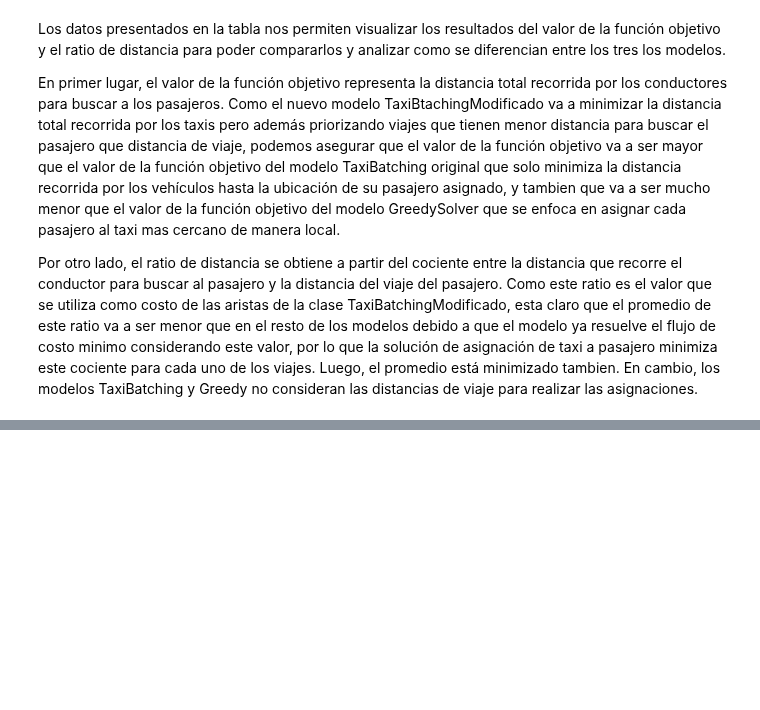
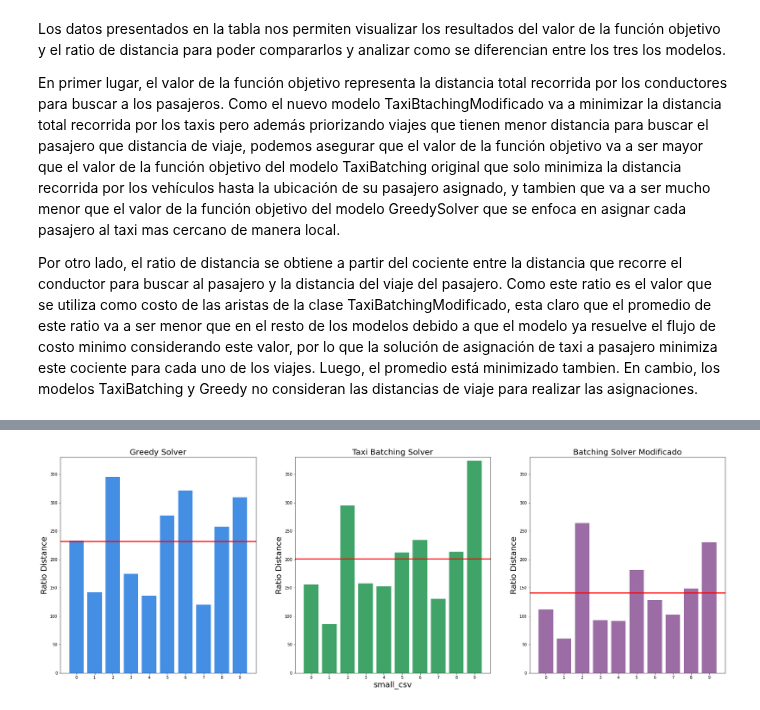
Before and after one commit to azulnogueraa/Logistica_Centralizada_de_Primera_Milla, a Jupyter notebook: informe.ipynb, the cells around one changed output, grey strips where cells are left out. Cells and saved outputs as stored; diff of their text form; code cells hidden in the pictures; blank space fills up the shorter version.

```diff
--- a/informe.ipynb
+++ b/informe.ipynb
@@ -179,0 +220,35 @@ En cambio, los modelos TaxiBatching y Greedy no consideran las distancias de via
+# %%
+import matplotlib.pyplot as plt
+data2 = pd.read_csv('resultados_nuevos.csv', nrows=10)
+
+fig, (ax1, ax2, ax3) = plt.subplots(1, 3, figsize=(30, 10))
+y1 = data2['Ratio Distancia Greedy']
+x = range(len(y1))
+ax1.bar(x, y1, color='#448ee4')
+ax1.set_ylabel('Ratio Distance', fontsize=20)
+ax1.set_xticks(x,  [str(numero) for numero in x])
+ax1.axhline(data2['Ratio Distancia Greedy'].mean(), color='red', linewidth=2.5)
+ax1.set_title('Greedy Solver', fontsize=20)
+ax1.set_ylim(0, 380)
+
+y2 = data2['Ratio Distancia Taxi Batching']
+x2 = range(len(y2))
+ax2.bar(x2, y2, color='#40a368')
+ax2.set_xlabel('small_csv', fontsize=20)
+ax2.set_ylabel('Ratio Distance', fontsize=20)
+ax2.set_xticks(x2,  [str(numero) for numero in x2])
+ax2.axhline(data2['Ratio Distancia Taxi Batching'].mean(), color='red', linewidth=2.5)
+ax2.set_title('Taxi Batching Solver', fontsize=20)
+ax2.set_ylim(0, 380)
+
+y3 = data2['Ratio Distancia Batching Modificado']
+x3 = range(len(y3))
+ax3.bar(x3, y3, color='#9c6da5')
+ax3.set_ylabel('Ratio Distance', fontsize=20)
+ax3.set_xticks(x3,  [str(numero) for numero in x3])
+ax3.axhline(data2['Ratio Distancia Batching Modificado'].mean(), color='red', linewidth=2.5)
+ax3.set_title('Batching Solver Modificado', fontsize=20)
+ax3.set_ylim(0, 380)
+plt.show()
+# %% [output]
+[figure, added]
```
Also changed, not shown: parts of 7 cells of this notebook.
